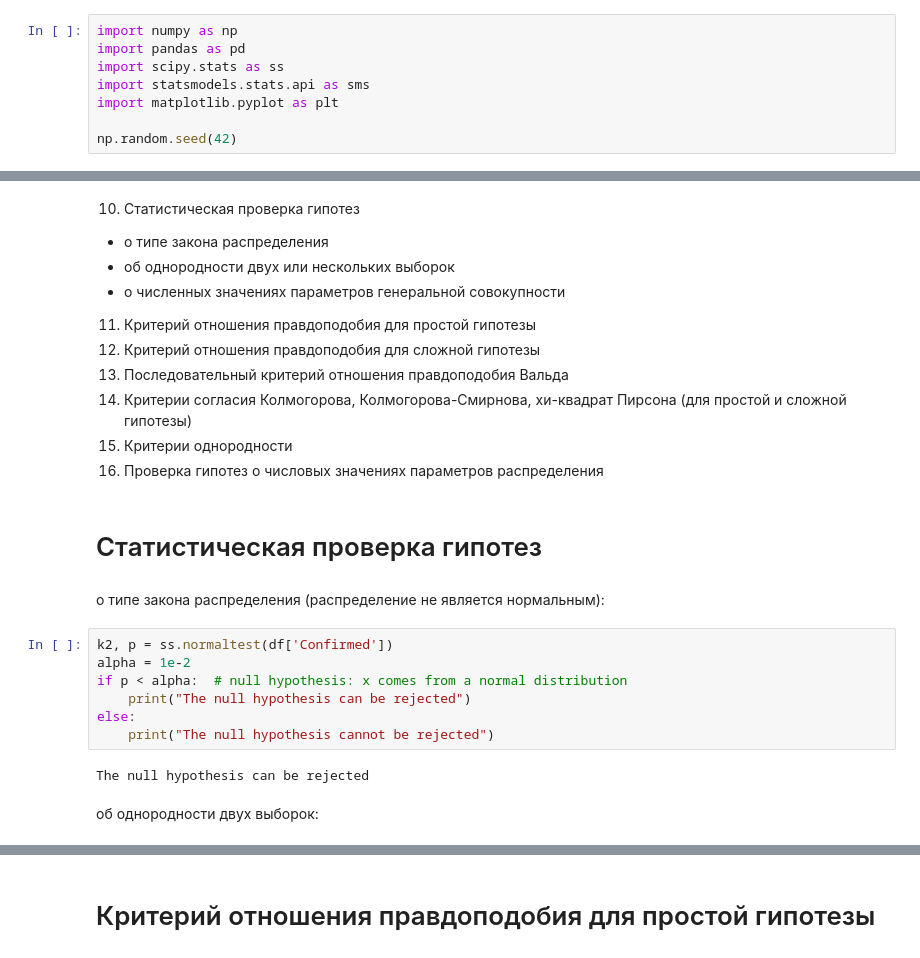
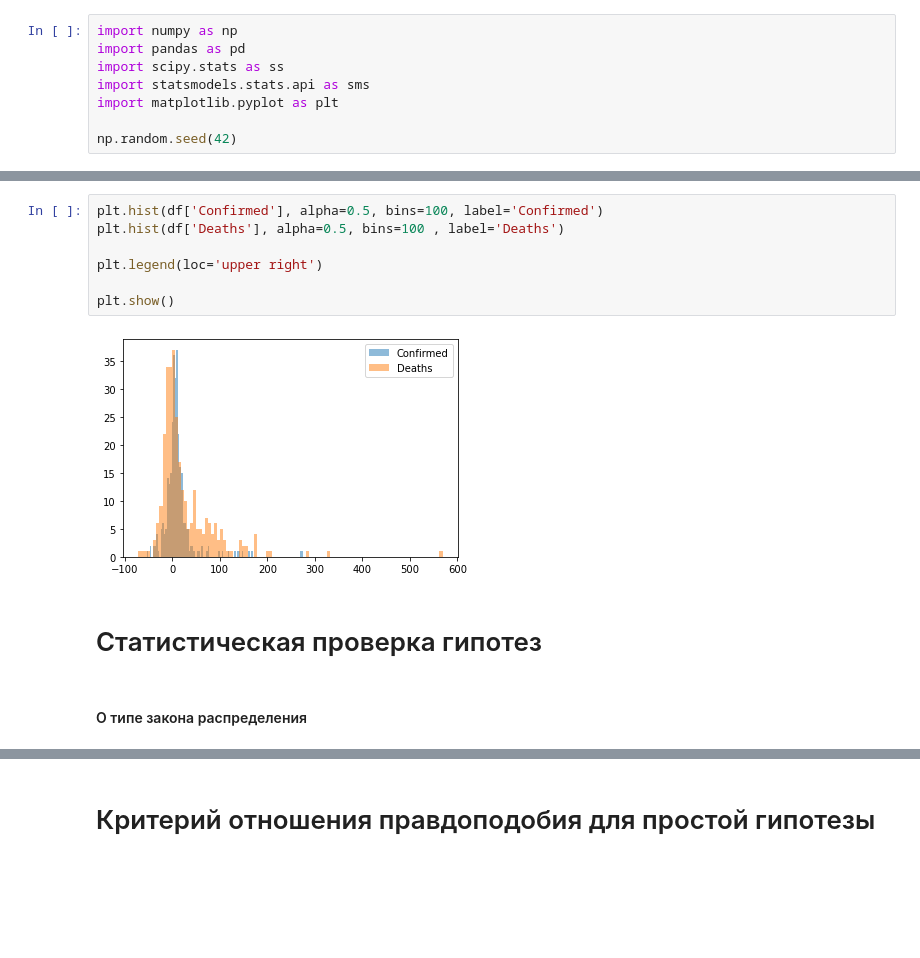
Before and after one commit to lantalex/cmf_statistics, a Jupyter notebook: week-2.ipynb, the cells around one changed output, grey strips where cells are left out. Cells and saved outputs as stored; diff of their text form; blank space fills up the shorter version.

```diff
--- a/week-2.ipynb
+++ b/week-2.ipynb
@@ -53,26 +67,13 @@ plt.show()
-# %% [markdown]
-10. Статистическая проверка гипотез
-- о типе закона распределения
-- об однородности двух или нескольких выборок
-- о численных значениях параметров генеральной совокупности
-11. Критерий отношения правдоподобия для простой гипотезы
-12. Критерий отношения правдоподобия для сложной гипотезы
-13. Последовательный критерий отношения правдоподобия Вальда
-14. Критерии согласия Колмогорова, Колмогорова-Смирнова, хи-квадрат Пирсона (для простой и сложной гипотезы)
-15. Критерии однородности
-16. Проверка гипотез о числовых значениях параметров распределения
+# %%
+plt.hist(df['Confirmed'], alpha=0.5, bins=100, label='Confirmed')
+plt.hist(df['Deaths'], alpha=0.5, bins=100 , label='Deaths')
+
+plt.legend(loc='upper right')
+
+plt.show()
+# %% [output]
+[figure, added]
 # %% [markdown]
 # Статистическая проверка гипотез
 # %% [markdown]
-о типе закона распределения (распределение не является нормальным):
+#### О типе закона распределения
-# %%
-k2, p = ss.normaltest(df['Confirmed'])
-alpha = 1e-2
-if p < alpha:  # null hypothesis: x comes from a normal distribution
-    print("The null hypothesis can be rejected")
-else:
-    print("The null hypothesis cannot be rejected")
-# %% [output]
-The null hypothesis can be rejected
-# %% [markdown]
-об однородности двух выборок:
```
Also changed, not shown: parts of 57 cells of this notebook.
